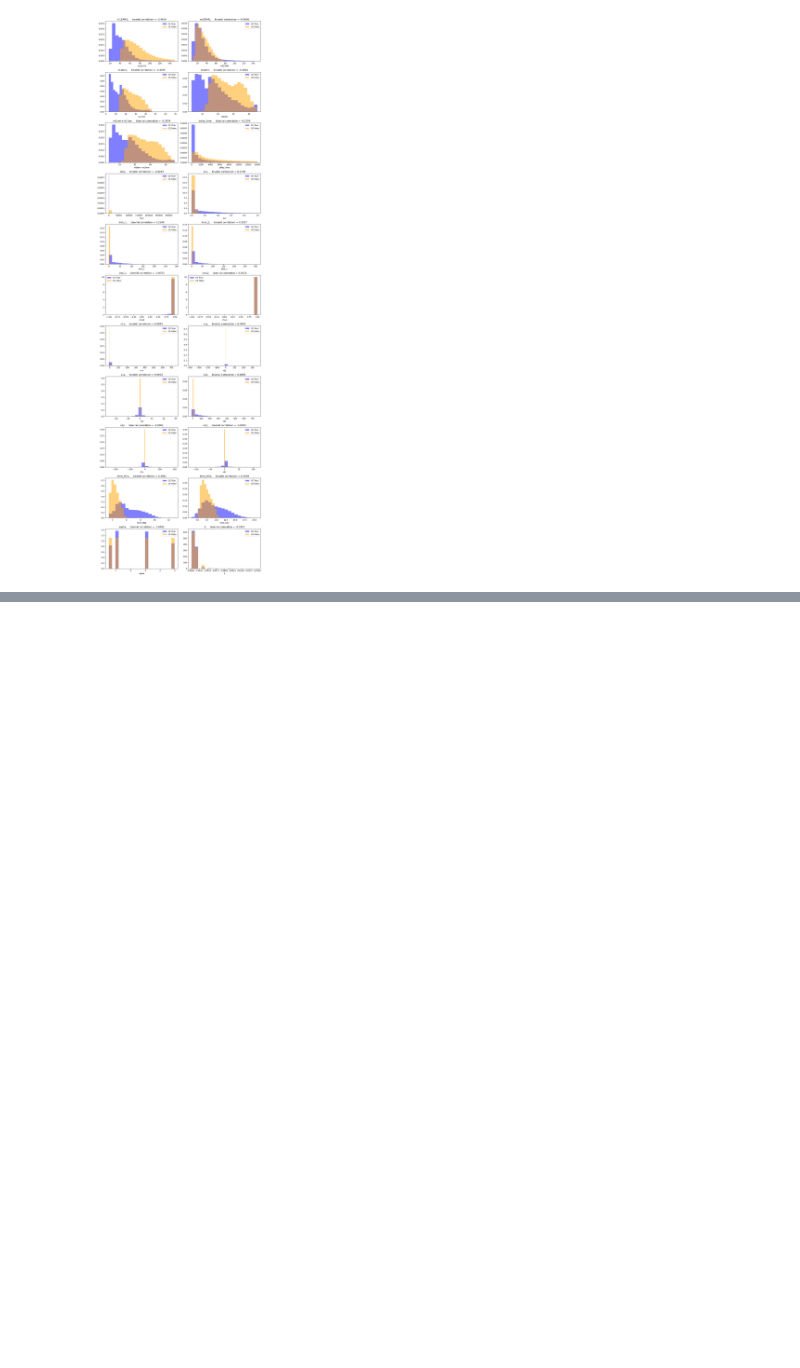
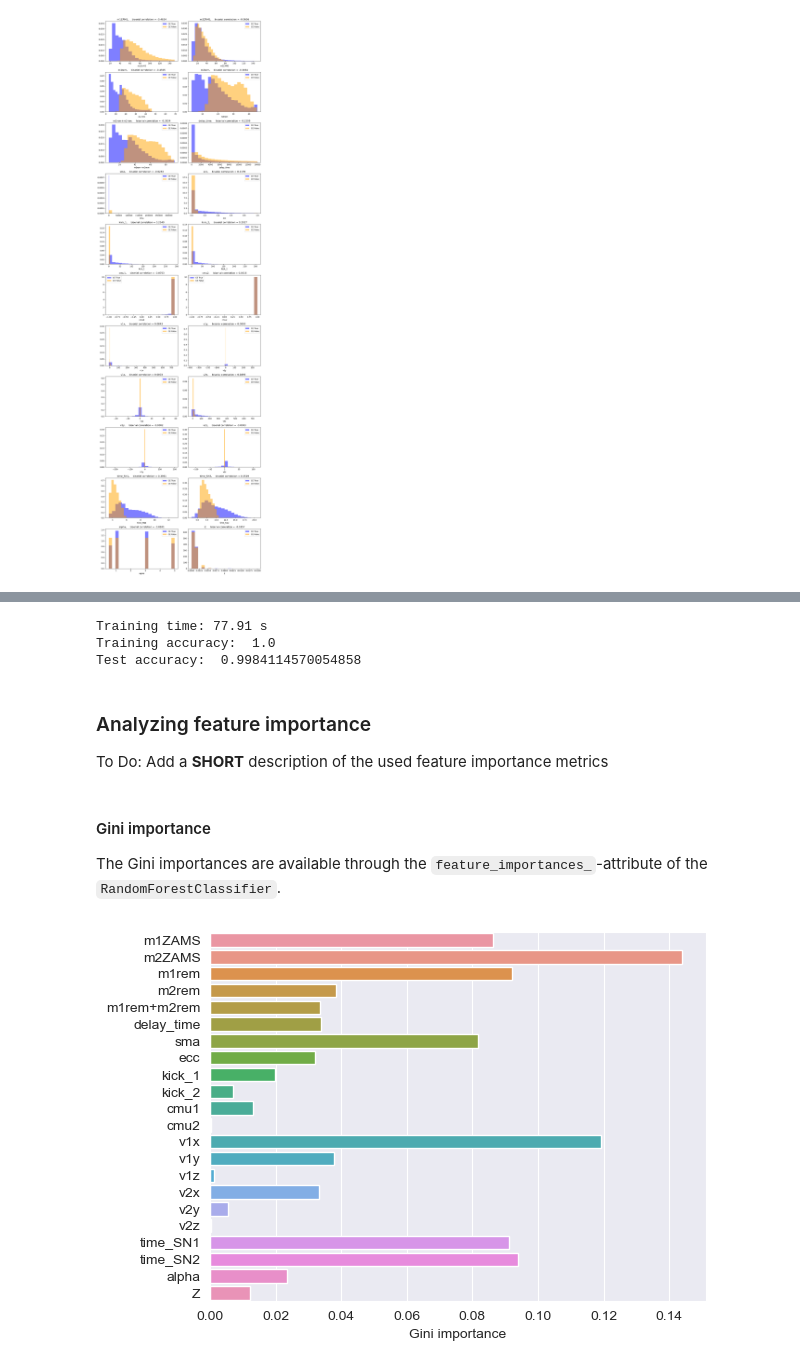
Before and after one commit to Giacomo-Menegatti/AstroLab, a Jupyter notebook: AstroLab.ipynb, the cells around one changed output, grey strips where cells are left out. Drawn from its saved outputs; the diff is of its cells as text; code cells hidden in the pictures; blank space fills up the shorter version.

Commit message:
added Random Forest and Feature Importance Section

```diff
--- a/AstroLab.ipynb
+++ b/AstroLab.ipynb
@@ -158,0 +177,53 @@ plt.show()
+# %%
+# prepare data X and labels y
+# drop ID column
+X = data.drop(columns=['ID', 'CE'])
+y = data['CE']
+
+# split data into training and test set (10% to 90%)
+X_train, X_test, y_train, y_test = train_test_split(
+    X, y, stratify=y, test_size=0.9, random_state=100)
+# %%
+# initialise random forest classifier
+# using n_jobs=-1 to run parallel jobs using all processors
+clf = RandomForestClassifier(random_state=0, n_jobs=-1)
+
+# train random forest
+# let's time this for fun
+ts = time.time()
+clf.fit(X_train, y_train)
+print("Training time: %.2f s"%(time.time()-ts))
+
+# evaluate training & test accuracy
+train_acc = clf.score(X_train, y_train)
+test_acc = clf.score(X_test, y_test)
+print("Training accuracy: ", train_acc)
+print("Test accuracy: ", test_acc)
+# %% [output]
+Training time: 77.91 s
+Training accuracy:  1.0
+Test accuracy:  0.9984114570054858
+# %% [markdown]
+### Analyzing feature importance
+
+To Do: Add a **SHORT** description of the used feature importance metrics
+# %% [markdown]
+#### Gini importance
+The Gini importances are available through the `feature_importances_`-attribute of the `RandomForestClassifier`.
+# %%
+# save params + importances to dataframe
+importances = pd.DataFrame(zip(clf.feature_names_in_, clf.feature_importances_),
+                           columns=["param", "gini"])
+
+# sort importances
+#importances = importances.sort_values(by="gini", ascending= False)
+
+# plot importances
+fig, ax = plt.subplots()
+sns.barplot(y='param', x='gini', data=importances, ax=ax)
+#ax.tick_params(axis='x', rotation=90) #for params on x and gini on y
+ax.set_ylabel('')
+ax.set_xlabel('Gini importance')
+plt.show()
+# %% [output]
+[figure, added]
```
Also changed, not shown: parts of 8 cells of this notebook.
